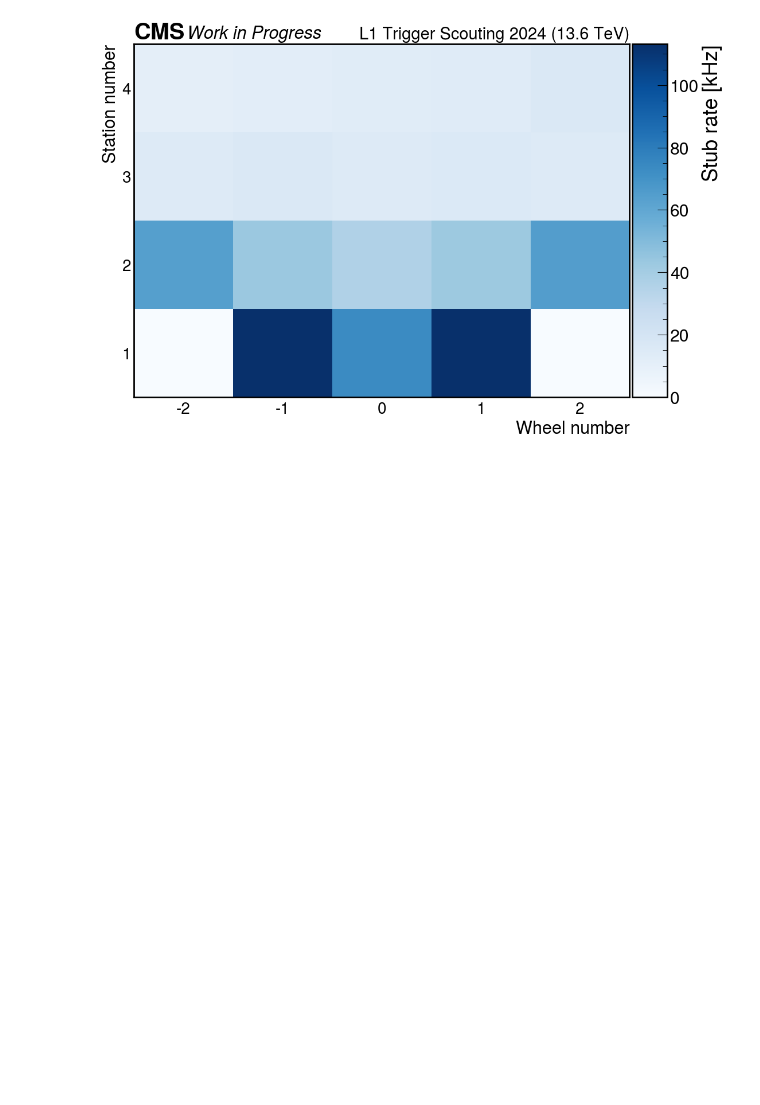
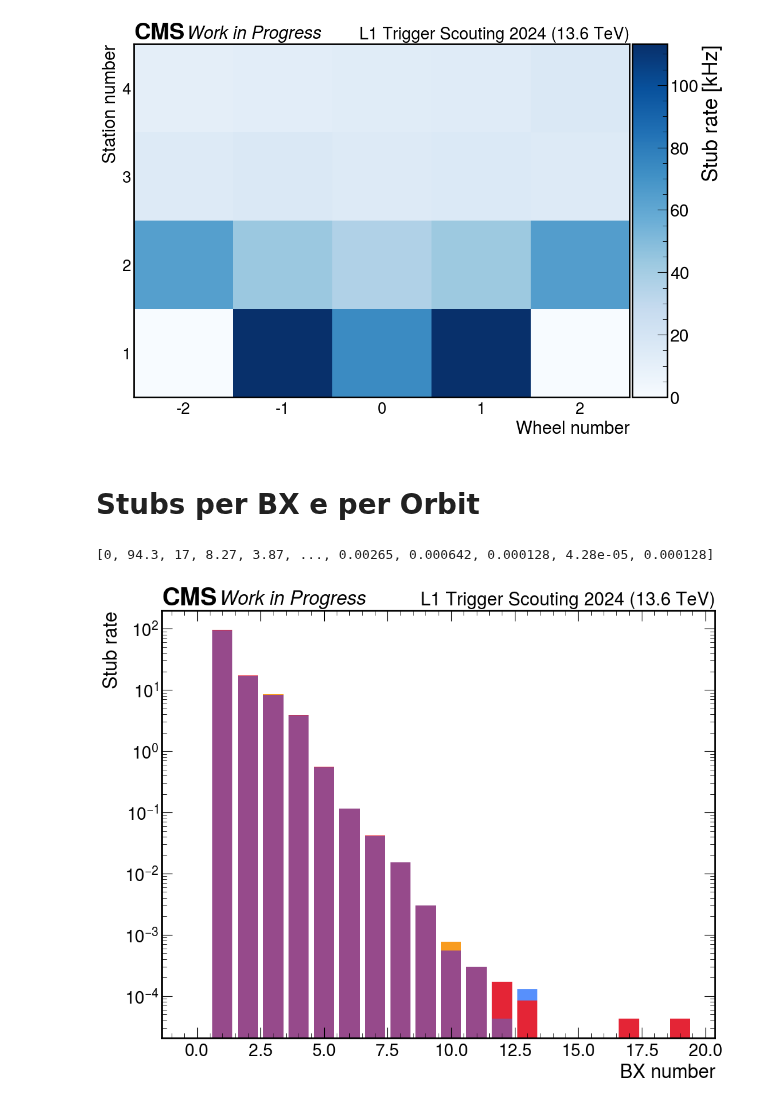
Before and after one commit to francescoreschio/Tesi-Triennale, a Jupyter notebook: Codice/Stubs.ipynb, the cells around one changed output. Saved outputs shown, nothing was run; the diff lists cells and outputs as text; code cells hidden in the pictures; blank space fills up the shorter version.

```diff
--- a/Codice/Stubs.ipynb
+++ b/Codice/Stubs.ipynb
@@ -229,3 +232,40 @@ ax.tick_params(axis='both', which='both', length=0)
 plt.show()
 # %% [output]
 [figure]
+# %% [markdown]
+# Stubs per BX e per Orbit
+# %%
+#Caricamento di nStubs
+nStubsLS133 = stubs_awk_LS133.nStubs
+nStubsLS263 = stubs_awk_LS263.nStubs
+nStubsLS264 = stubs_awk_LS264.nStubs
+nStubsLS306 = stubs_awk_LS306.nStubs
+
+#Bincount di nStubs
+nStubsLS133_count = ConvertToKHz(np.bincount(nStubsLS133))
+nStubsLS263_count = ConvertToKHz(np.bincount(nStubsLS263))
+nStubsLS264_count = ConvertToKHz(np.bincount(nStubsLS264))
+nStubsLS306_count = ConvertToKHz(np.bincount(nStubsLS306))
+
+nStubs_Array = ak.Array([nStubsLS133_count, nStubsLS263_count, nStubsLS264_count, nStubsLS306_count])
+# %% [output]
+[0, 94.3, 17, 8.27, 3.87, ..., 0.00265, 0.000642, 0.000128, 4.28e-05, 0.000128]
+# %%
+#Singoli Stubs Molteplicity per BX
+
+fig, ax = plt.subplots(figsize=FIGSIZE, constrained_layout=True)
+
+set_label_font(ax, FONTSIZE)
+set_tick_font(ax, FONTSIZE - 2)
+draw_cms_label(ax, fontsize= FONTSIZE, label="Work in Progress", rlabel="L1 Trigger Scouting 2024 (13.6 TeV)")
+
+ax.bar(np.arange(len(nStubs_Array[0])), nStubs_Array[0])
+ax.bar(np.arange(len(nStubs_Array[1])), nStubs_Array[1])
+ax.bar(np.arange(len(nStubs_Array[2])), nStubs_Array[2])
+ax.bar(np.arange(len(nStubs_Array[3])), nStubs_Array[3])
+
+ax.set_xlabel('BX number')
+ax.set_ylabel('Stub rate')
+ax.set_yscale('log')
+# %% [output]
+[figure, added]
```
Also changed, not shown: parts of 5 cells of this notebook, 2 other files.
